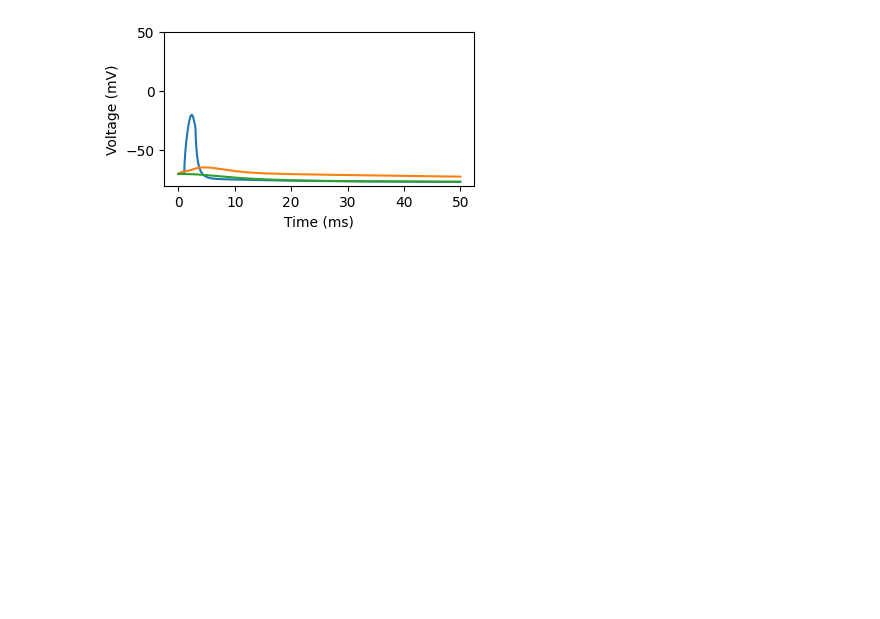
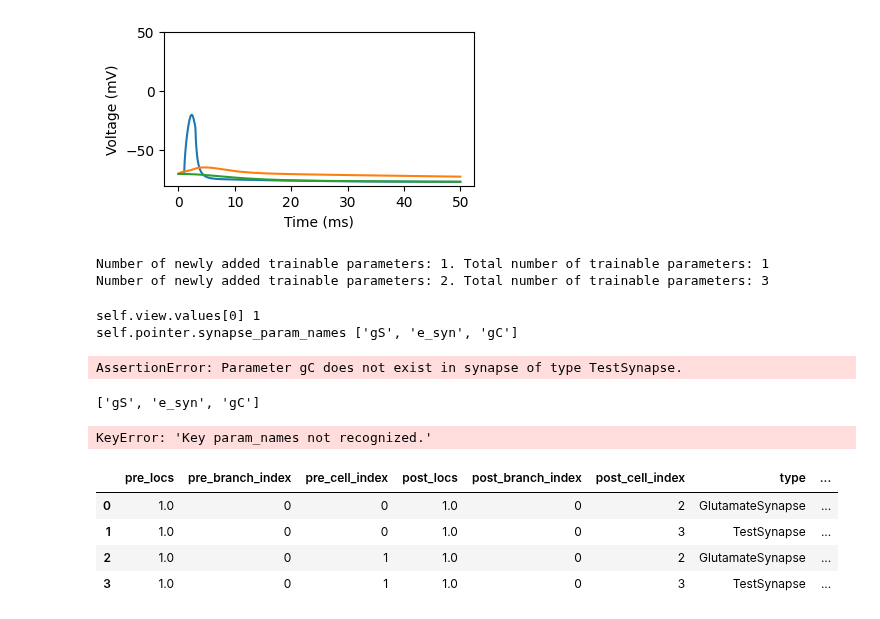
Before and after one commit to jaxleyverse/jaxley, a Jupyter notebook: tutorials/05_new_mechanisms.ipynb, the cells around one changed output. Cells and saved outputs as stored; diff of their text form; code cells hidden in the pictures; blank space fills up the shorter version.

Commit message:
Bugfix for synapses that have more than 1 param

```diff
--- a/tutorials/05_new_mechanisms.ipynb
+++ b/tutorials/05_new_mechanisms.ipynb
@@ -210,3 +206,44 @@ _ = ax.set_xlabel("Time (ms)")
 _ = ax.set_ylabel("Voltage (mV)")
 # %% [output]
 [figure]
+# %%
+from jaxley.synapses import TestSynapse
+
+comp = jx.Compartment()
+branch = jx.Branch(comp, nseg=1)
+cell = jx.Cell(branch, parents=[-1])
+
+net = jx.Network([cell for _ in range(4)])
+for pre_ind in [0, 1]:
+    for post_ind, syn in zip([2, 3], [GlutamateSynapse(), TestSynapse()]):
+        pre = net.cell(pre_ind).branch(0).comp(0.0)
+        post = net.cell(post_ind).branch(0).comp(0.0)
+        pre.connect(post, syn)
+
+net.GlutamateSynapse.make_trainable("gS")
+net.TestSynapse([0, 1]).make_trainable("gC")
+# %% [output]
+Number of newly added trainable parameters: 1. Total number of trainable parameters: 1
+Number of newly added trainable parameters: 2. Total number of trainable parameters: 3
+# %%
+net.TestSynapse.set("gC", 0.2)
+# %% [output]
+self.view.values[0] 1
+self.pointer.synapse_param_names ['gS', 'e_syn', 'gC']
+AssertionError: Parameter gC does not exist in synapse of type TestSynapse.
+# %%
+net.synapse_param_names
+# %% [output]
+['gS', 'e_syn', 'gC']
+# %%
+net.param_names
+# %% [output]
+KeyError: 'Key param_names not recognized.'
+# %%
+net.edges[
+# %% [output]
+|  | pre_locs | pre_branch_index | pre_cell_index | post_locs | post_branch_index | post_cell_index | type | ... |
+| 0 | 1.0 | 0 | 0 | 1.0 | 0 | 2 | GlutamateSynapse | ... |
+| 1 | 1.0 | 0 | 0 | 1.0 | 0 | 3 | TestSynapse | ... |
+| 2 | 1.0 | 0 | 1 | 1.0 | 0 | 2 | GlutamateSynapse | ... |
+| 3 | 1.0 | 0 | 1 | 1.0 | 0 | 3 | TestSynapse | ... |
```
Also changed, not shown: parts of 1 cell of this notebook, 3 other files.
